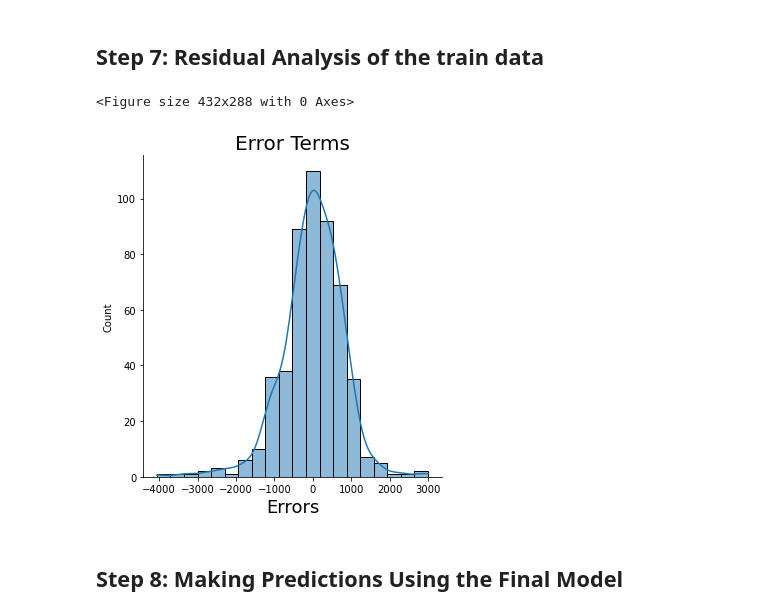
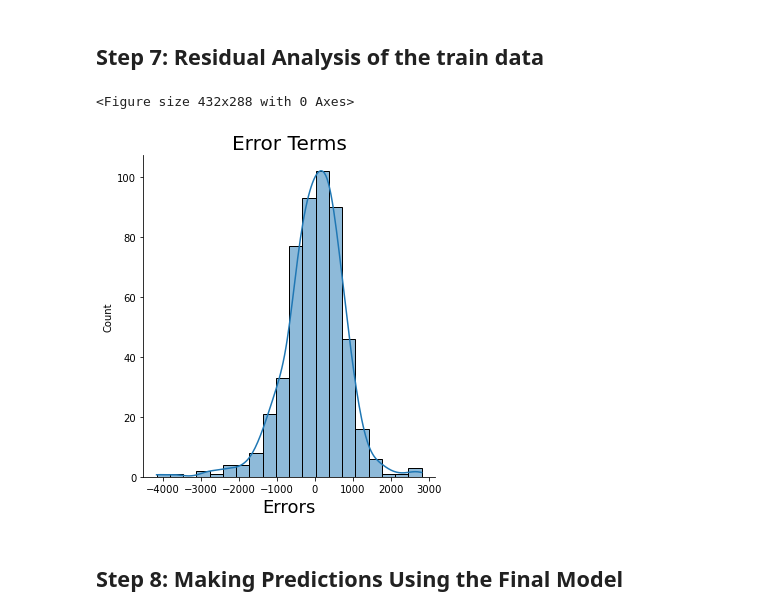
Before and after one commit to kn8Fury/bike-sharing-linear-regression, a Jupyter notebook: aniketh-telugu.ipynb, the cells around one changed output. Cells and saved outputs as stored; diff of their text form; code cells hidden in the pictures.

Commit message:
- corrected seasons - dropped dummy variables by relevance

```diff
--- a/aniketh-telugu.ipynb
+++ b/aniketh-telugu.ipynb
@@ -237,8 +275,9 @@ bike_df.head()
 
 # observing the workingday column, 0 to 6 maps to Sunday to Saturday
 
-dayofweek = pd.get_dummies(bike_df['weekday'], drop_first=True)
-dayofweek.columns=['Mon','Tue','Wed','Thu','Fri','Sat']
+dayofweek = pd.get_dummies(bike_df['weekday'])
+dayofweek.columns=['Sun','Mon','Tue','Wed','Thu','Fri','Sat']
+dayofweek.drop(['Thu'], axis=1, inplace=True)
 print(dayofweek.head())
 print(dayofweek.tail())
 # %% [output]
@@ -1153,21 +1088,4 @@ Notes:
 # %% [markdown]
 ### Iteration 14
 # %%
-# Removing Mar (high p-value, low VIF)
-dropped_columns.append('Mar')
-
-X_train_lm.drop(['Mar'], axis=1, inplace=True)
-print(X_train_lm.columns)
-
-lr = sm.OLS(y_train, X_train_lm).fit()
-print()
-print(lr.summary())
-
-vif = pd.DataFrame()
-vif['Features'] = X_train_lm.columns
-vif['VIF'] = [variance_inflation_factor(X_train_lm.values, i) for i in range(X_train_lm.shape[1])]
-vif['VIF'] = round(vif['VIF'], 2)
-vif = vif.sort_values(by = "VIF", ascending = False)
-
-print()
-vif
+# Removing Dec (high p-value, low VIF)
@@ -1207,21 +1092,4 @@ Notes:
 # %% [markdown]
 ### Iteration 15
 # %%
-# Removing May (high p-value, low VIF)
-dropped_columns.append('May')
-
-X_train_lm.drop(['May'], axis=1, inplace=True)
-print(X_train_lm.columns)
-
-lr = sm.OLS(y_train, X_train_lm).fit()
-print()
-print(lr.summary())
-
-vif = pd.DataFrame()
-vif['Features'] = X_train_lm.columns
-vif['VIF'] = [variance_inflation_factor(X_train_lm.values, i) for i in range(X_train_lm.shape[1])]
-vif['VIF'] = round(vif['VIF'], 2)
-vif = vif.sort_values(by = "VIF", ascending = False)
-
-print()
-vif
+# Removing Feb (high p-value, low VIF)
@@ -1260,18 +1096,18 @@ Notes:
 # %% [markdown]
 ## Step 7: Residual Analysis of the train data
 # %%
-y_train_pred = lr.predict(X_train_lm)
+y_train_pred = lr.predict(X_train_temp)
 
 fig = plt.figure()
 
 sns.displot((y_train - y_train_pred), bins = 20, kde=True)
 
 plt.title('Error Terms', fontsize = 20)
 plt.xlabel('Errors', fontsize = 18)
 plt.show()
 # %% [output]
 <Figure size 432x288 with 0 Axes>
-[figure, old version]
+[figure, new version]
 # %% [markdown]
 ## Step 8: Making Predictions Using the Final Model
 # %% [markdown]
```
Also changed, not shown: parts of 34 cells of this notebook, 2 other files.
